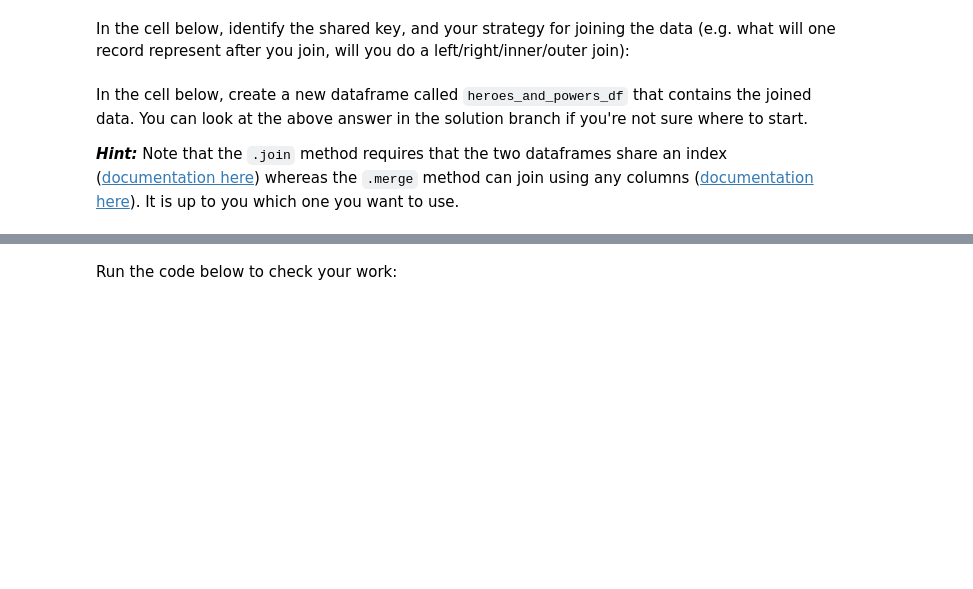
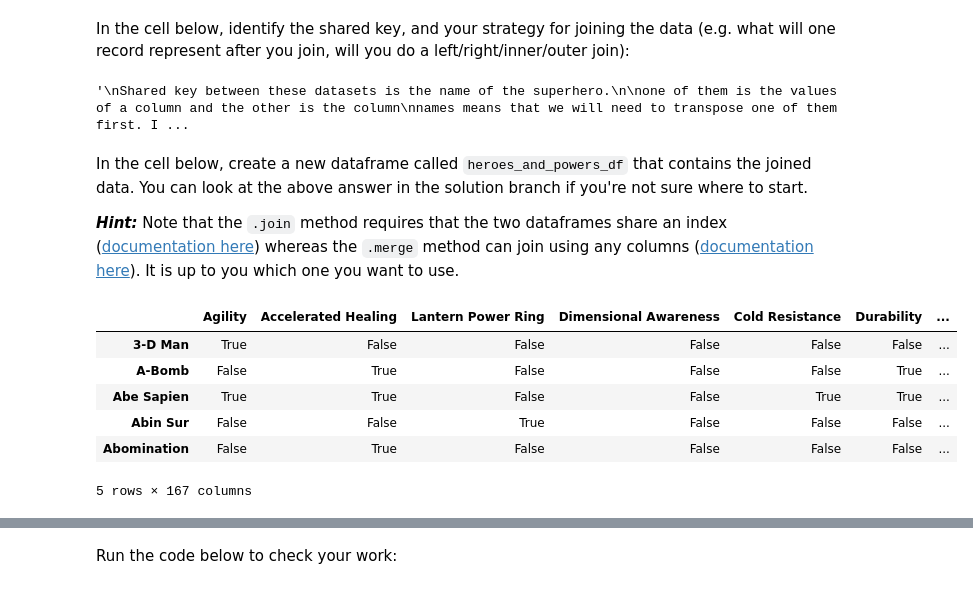
Before and after one commit to eugenekuloba/dsc-pandas-data-cleaning-lab, a Jupyter notebook: index.ipynb, the cells around one changed output, grey strips where cells are left out. Drawn from its saved outputs; the diff is of its cells as text; code cells hidden in the pictures; blank space fills up the shorter version.

```diff
--- a/index.ipynb
+++ b/index.ipynb
@@ -422,3 +436,16 @@ None
+# %%
+# Replace None with appropriate text
+"""
+Shared key between these datasets is the name of the superhero.
+
+one of them is the values of a column and the other is the column
+names means that we will need to transpose one of them first. It makes the most
+
+We join both dataframes using inner to keep shared info
+on both datasets.
+"""
+# %% [output]
+'\nShared key between these datasets is the name of the superhero.\n\none of them is the values of a column and the other is the column\nnames means that we will need to transpose one of them first. I ...
 # %% [markdown]
 In the cell below, create a new dataframe called `heroes_and_powers_df` that contains the joined data. You can look at the above answer in the solution branch if you're not sure where to start.
 
@@ -426,8 +453,12 @@ In the cell below, create a new dataframe called `heroes_and_powers_df` that con
 # %%
 # Your code here (create more cells as needed)
 powers_df_transposed = powers_df.T
-powers_df_transposed
-powers_df_transposed.index.name = "name"
-powers_df_transposed.reset_index(inplace=True)
-powers_df_transposed
-heroes_and_powers_df = heroes_df.merge(powers_df_transposed, on="name", how="inner")
+powers_df_transposed.head()
+# %% [output]
+|  | Agility | Accelerated Healing | Lantern Power Ring | Dimensional Awareness | Cold Resistance | Durability | ... |
+| 3-D Man | True | False | False | False | False | False | ... |
+| A-Bomb | False | True | False | False | False | True | ... |
+| Abe Sapien | True | True | False | False | True | True | ... |
+| Abin Sur | False | False | True | False | False | False | ... |
+| Abomination | False | True | False | False | False | False | ... |
+5 rows × 167 columns
```
Also changed, not shown: parts of 19 cells of this notebook.
